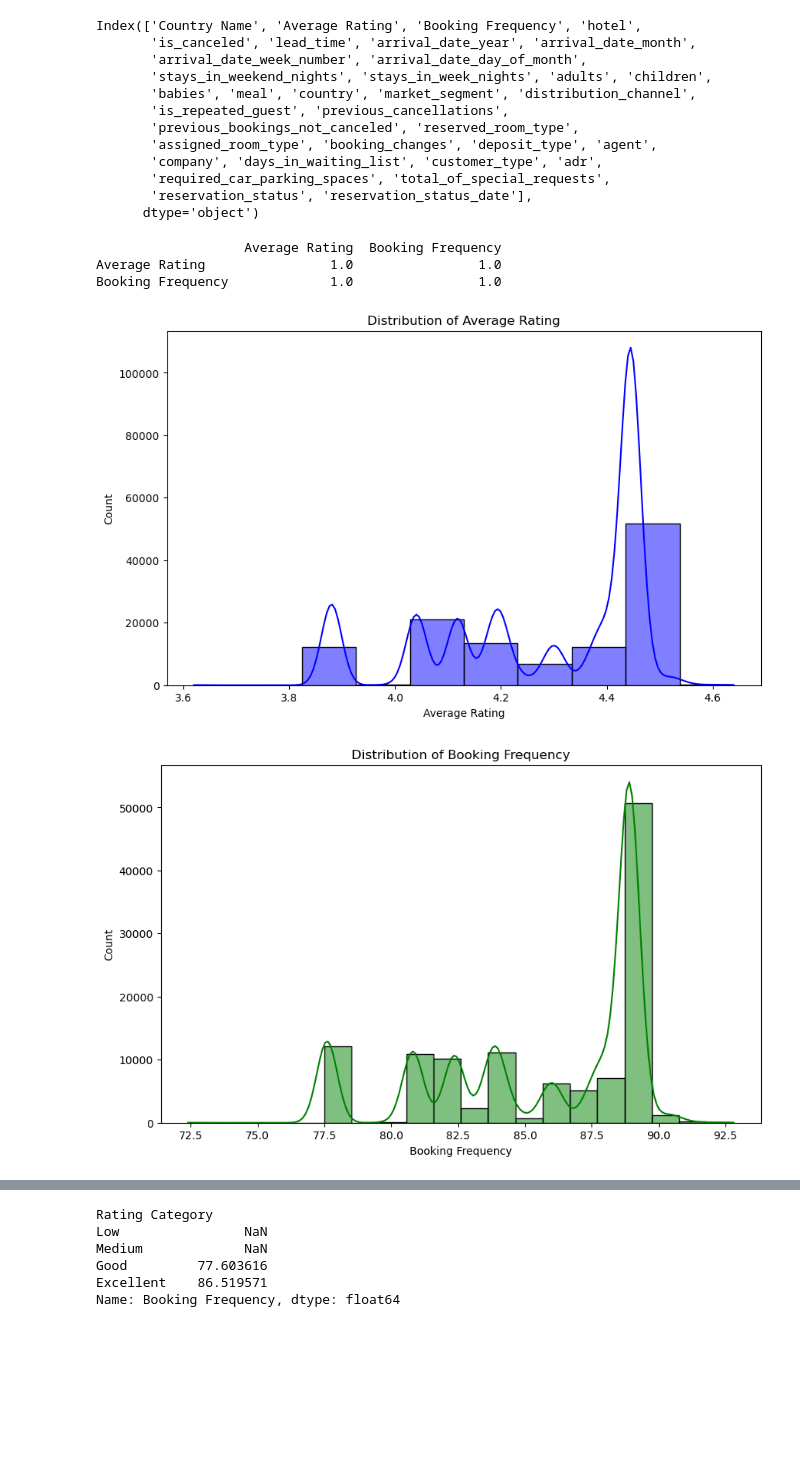
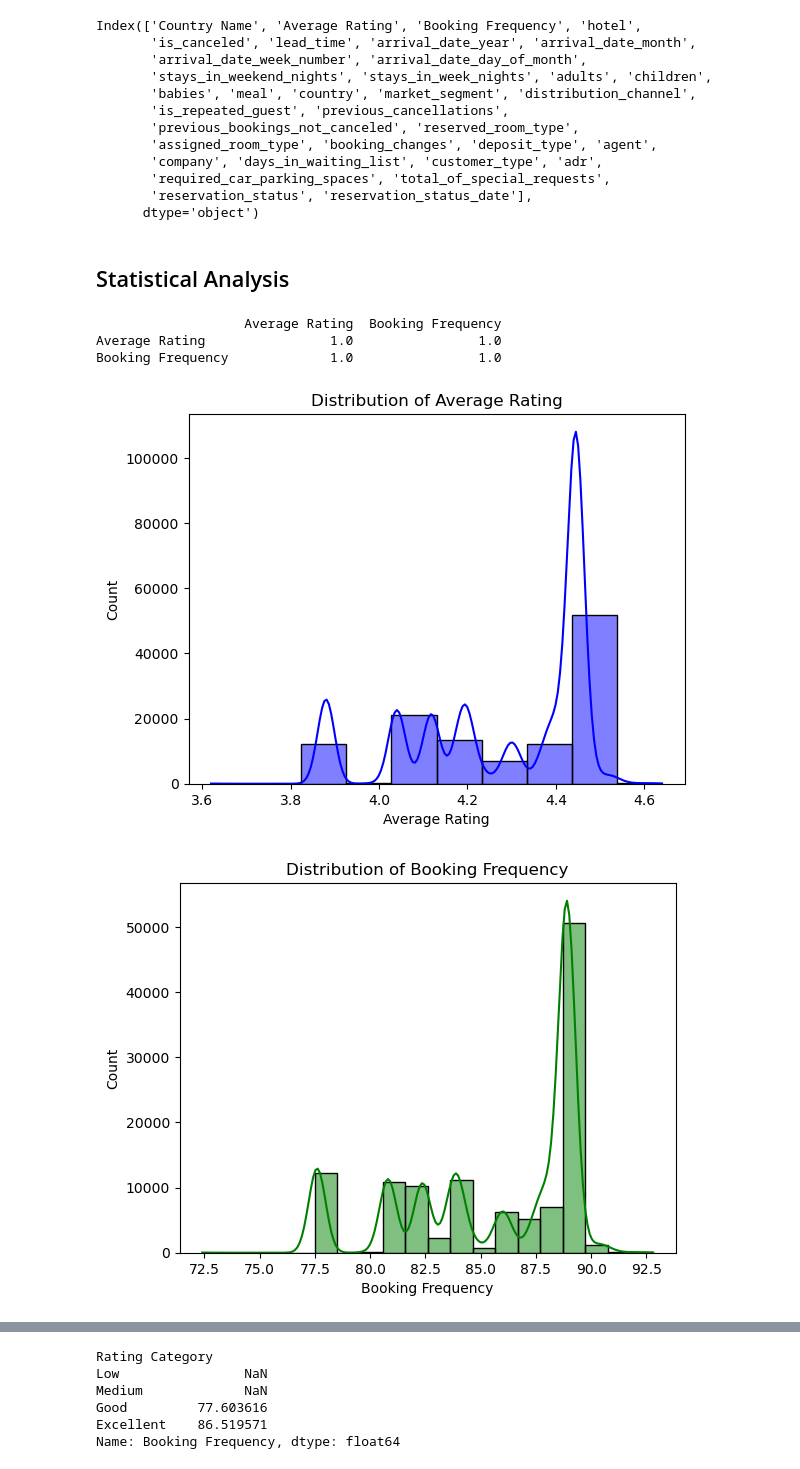
Before and after one commit to Kathyvng/Project1_Group6, a Jupyter notebook: Hetal_Analysis/Google_Places_API.ipynb, the cells around one changed output, grey strips where cells are left out. Saved outputs shown, nothing was run; the diff lists cells and outputs as text; code cells hidden in the pictures; blank space fills up the shorter version.

Commit message:
Add Remaing analysis

```diff
--- a/Hetal_Analysis/Google_Places_API.ipynb
+++ b/Hetal_Analysis/Google_Places_API.ipynb
@@ -323,7 +337,8 @@ merged_df.fillna({'Average Rating': merged_df['Average Rating'].mean(), 'Booking
 # %%
 # Convert 'arrival_date_year' and 'arrival_date_month' to categorical data
 merged_df['arrival_date_year'] = merged_df['arrival_date_year'].astype('category')
-merged_df['arrival_date_month'] = merged_df['arrival_date_month'].astype('category').cat.codes
+merged_df['arrival_date_month'] = merged_df['arrival_date_month'].astype('category')
+
 
 # Convert 'is_canceled' to boolean
 merged_df['is_canceled'] = merged_df['is_canceled'].astype(bool)
@@ -332,3 +348,5 @@ merged_df = merged_df[merged_df['Booking Frequency'] >= 0]
+# %% [markdown]
+## Statistical Analysis
 # %%
 # Summary statistics
 merged_df.describe()
@@ -341,16 +359,17 @@ print(correlation)
 Average Rating                1.0                1.0
 Booking Frequency             1.0                1.0
 # %%
-plt.figure(figsize=(10,6))
+# Distribution of Average Rating
 sns.histplot(merged_df['Average Rating'], kde=True, bins=10, color='blue')
 plt.title('Distribution of Average Rating')
 plt.show()
 
 # Distribution of Booking Frequency
-plt.figure(figsize=(10,6))
 sns.histplot(merged_df['Booking Frequency'], kde=True, bins=20, color='green')
 plt.title('Distribution of Booking Frequency')
+
+plt.savefig("../Images/Distribution_Rating_frequency.png")
 plt.show()
 # %% [output]
-[figure, old version]
+[figure, new version]
-[figure, old version]
+[figure, new version]
```
Also changed, not shown: parts of 24 cells of this notebook, 1 other file.
